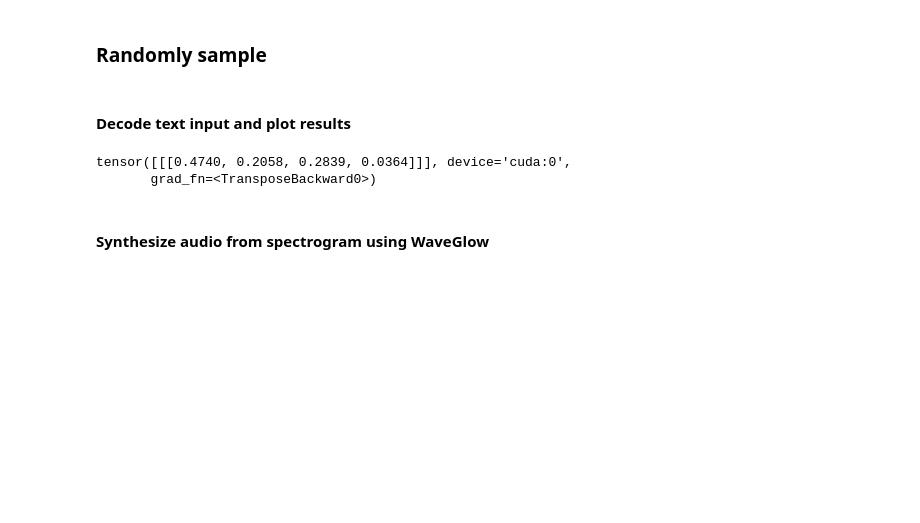
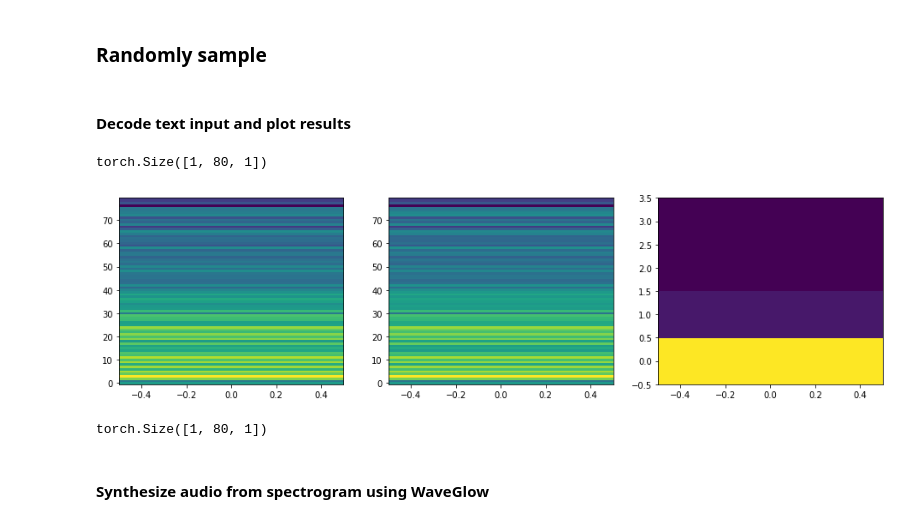
Before and after one commit to mkovalski/tacotron2, a Jupyter notebook: inference.ipynb, the cells around one changed output. Drawn from its saved outputs; the diff is of its cells as text; code cells hidden in the pictures; blank space fills up the shorter version.

```diff
--- a/inference.ipynb
+++ b/inference.ipynb
@@ -43,7 +36,7 @@ noise_dim = hparams.noise_dim
 # %% [markdown]
 #### Load model from checkpoint
 # %%
-checkpoint_path = "dcgan/checkpoint_30000"
+checkpoint_path = "inst_norm/checkpoint_5000"
 model = load_model(hparams)
 print(torch.load(checkpoint_path).keys())
 #model.load_state_dict(torch.load(checkpoint_path))
@@ -62,7 +55,8 @@ for k in waveglow.convinv:
 # %% [markdown]
 #### Prepare text input
 # %%
-text = "zero"
+text = "tree"
 sequence = np.array(text_to_sequence(text, ['english_cleaners']))[None, :]
 sequence = torch.autograd.Variable(
     torch.from_numpy(sequence)).cuda().long()
+print(sequence.shape)
@@ -75,16 +71,18 @@ sample = torch.autograd.Variable(
 # %% [markdown]
 #### Decode text input and plot results
 # %%
-mel_outputs, mel_outputs_postnet, _, alignments = model.inference([sequence, sample])
-
+mel_outputs, mel_outputs_postnet, _, alignments = model.inference(sequence, sample)
+print(mel_outputs_postnet.shape)
 plot_data((mel_outputs.float().data.cpu().numpy()[0],
            mel_outputs_postnet.float().data.cpu().numpy()[0],
            alignments.float().data.cpu().numpy()[0].T))
+# %% [output]
+torch.Size([1, 80, 1])
+[figure, added]
-# %%
-print(alignments)
-# %% [output]
-tensor([[[0.4740, 0.2058, 0.2839, 0.0364]]], device='cuda:0',
-       grad_fn=<TransposeBackward0>)
+# %%
+mel_outputs_postnet.shape
+# %% [output]
+torch.Size([1, 80, 1])
 # %% [markdown]
 #### Synthesize audio from spectrogram using WaveGlow
 # %%
```
Also changed, not shown: parts of 2 cells of this notebook, 5 other files.
